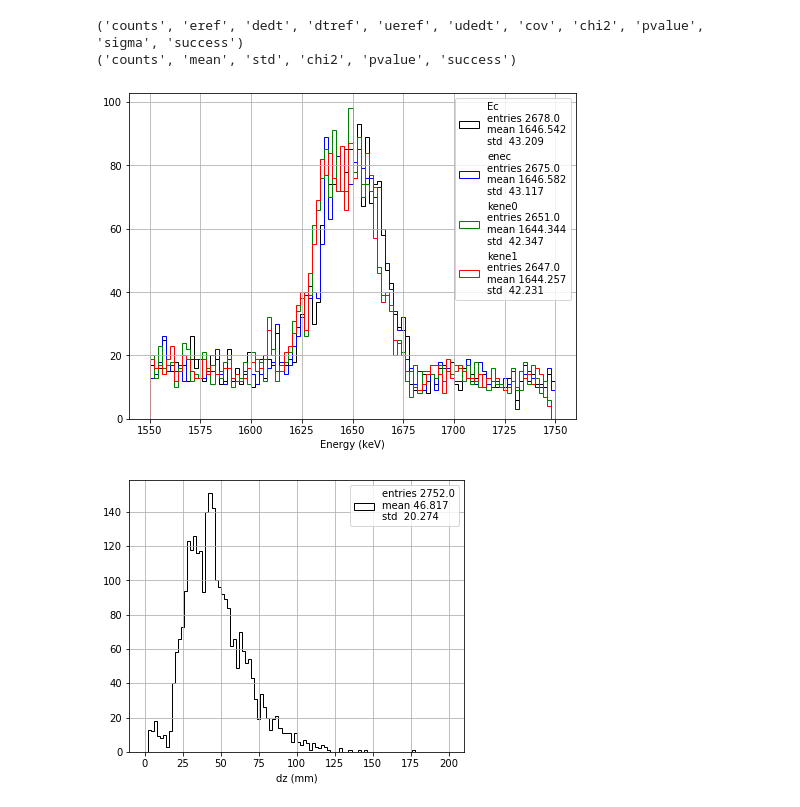
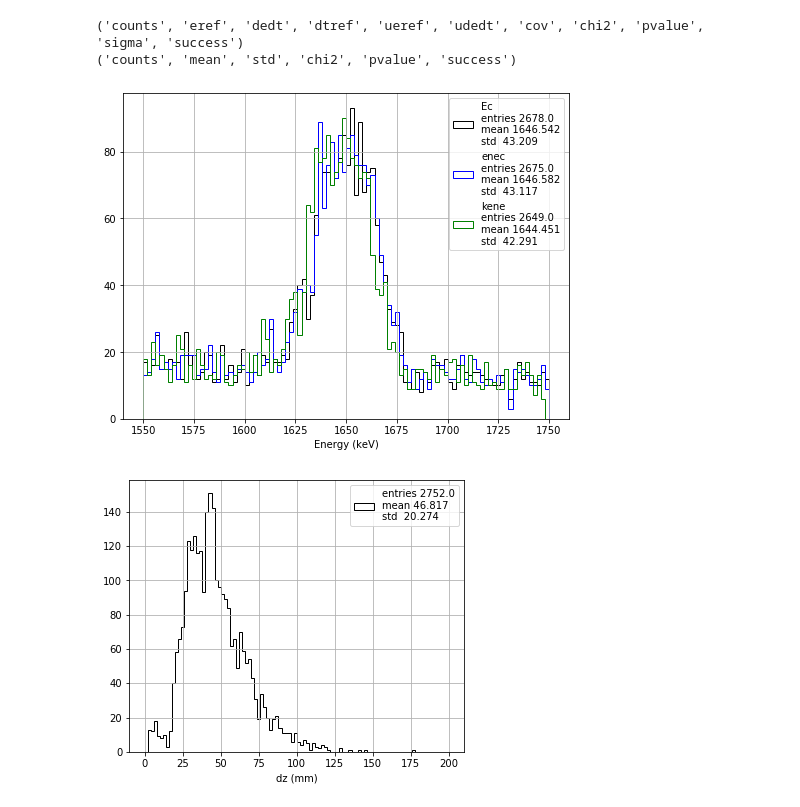
Before and after one commit to jahernando/next, a Jupyter notebook: NB/kr/he_dev.ipynb, the cells around one changed output. Drawn from its saved outputs; the diff is of its cells as text; code cells hidden in the pictures.

```diff
--- a/NB/kr/he_dev.ipynb
+++ b/NB/kr/he_dev.ipynb
@@ -107,21 +107,21 @@ dtime    = z/vdrift
 dat['dtime'] = dtime
 ones     = np.ones(len(x))
 ene      = dat.E.values
-kene0    = krana.krmap_scale (coors, dtime, ene  , krmap , scale = 41.5)
-kene0[np.isnan(kene0)] = 0.
-kene1    = prof.profile_scale(coors, kene0, xyprof, scale = 41.5)
+kene     = krana.krmap_scale (coors, dtime, ene  , krmap , scale = 41.5)
+#kene0[np.isnan(kene0)] = 0.
+#kene1    = prof.profile_scale(coors, kene0, xyprof, scale = 41.5)
 # %%
-dat['kene0'] = kene0
-dat['kene1'] = kene1
+dat['kene'] = kene
+#dat['kene1'] = kene1
 # %%
 pltext.canvas(1, 1, 6, 8)
-for name in ('Ec', 'enec', 'kene0', 'kene1'):
+for name in ('Ec', 'enec', 'kene'):
     evtene = dat.groupby('event')[name].sum()
     evtene = 1e3 * evtene if name in ['Ec', 'enec'] else evtene
     pltext.hist(evtene, 100, (1550., 1750.), label = name);
 plt.xlabel('Energy (keV)');
 # %% [output]
-[figure, old version]
+[figure, new version]
 # %%
 pltext.canvas(1, 1)
 zmin = dat.groupby('event')['Z'].min()
```
Also changed, not shown: parts of 10 cells of this notebook, 5 other files.
